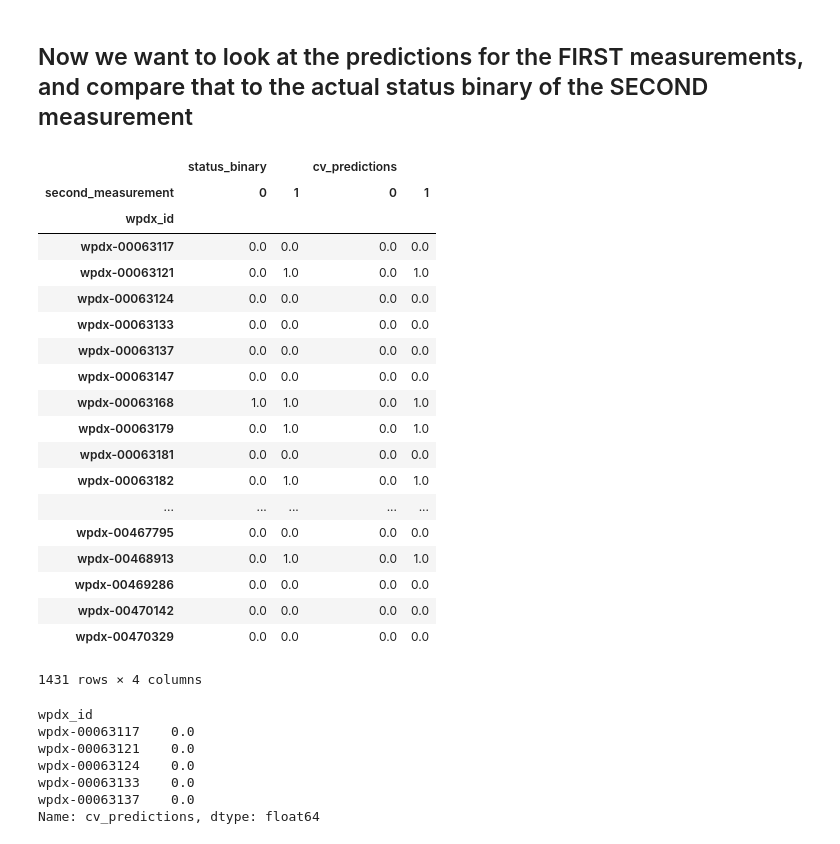
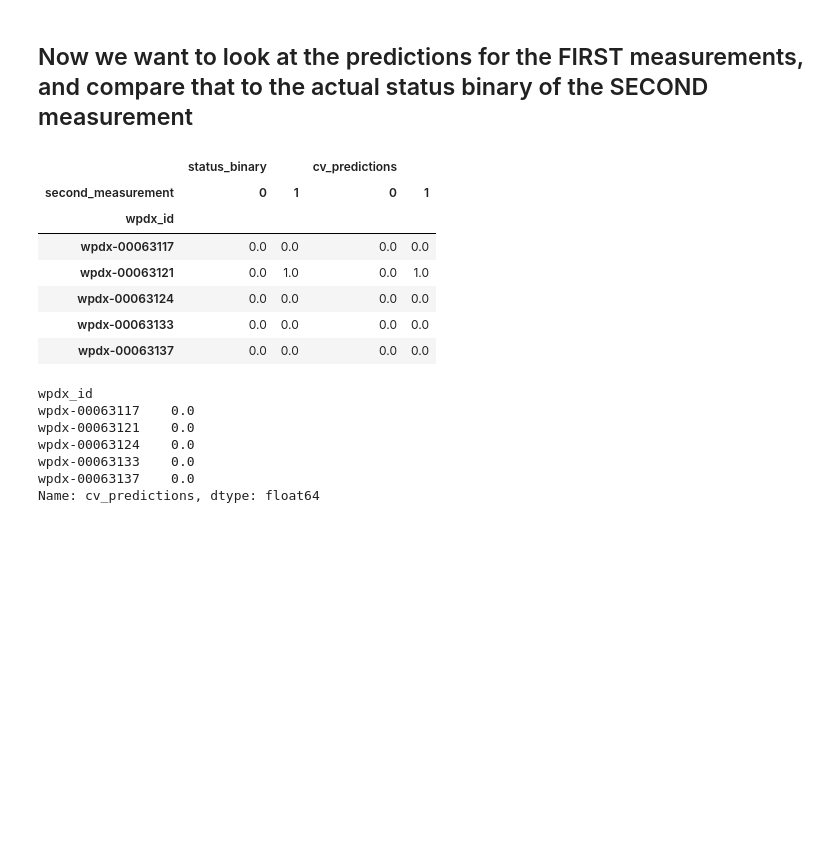
Before and after one commit to dan-watson-ucb/Capstone_Water_Access, a Jupyter notebook: SierraLeone Holdout Test/Sierra Leone Out of Sample Test.ipynb, the cells around one changed output. Cells and saved outputs as stored; diff of their text form; code cells hidden in the pictures; blank space fills up the shorter version.

```diff
--- a/SierraLeone Holdout Test/Sierra Leone Out of Sample Test.ipynb
+++ b/SierraLeone Holdout Test/Sierra Leone Out of Sample Test.ipynb
@@ -434,28 +422,16 @@ holdout_results.head()
 ## Now we want to look at the predictions for the FIRST measurements, and compare that to the actual status binary of the SECOND measurement
 # %%
 
-holdout_results.groupby(['wpdx_id', 'second_measurement'])['status_binary','cv_predictions'].sum().unstack()
+holdout_results.groupby(['wpdx_id', 'second_measurement'])['status_binary','cv_predictions'].sum().unstack().head()
 # %% [output]
 |  | status_binary |  | cv_predictions |  |
 | second_measurement | 0 | 1 | 0 | 1 |
 | wpdx_id |  |  |  |  |
 | wpdx-00063117 | 0.0 | 0.0 | 0.0 | 0.0 |
 | wpdx-00063121 | 0.0 | 1.0 | 0.0 | 1.0 |
 | wpdx-00063124 | 0.0 | 0.0 | 0.0 | 0.0 |
 | wpdx-00063133 | 0.0 | 0.0 | 0.0 | 0.0 |
 | wpdx-00063137 | 0.0 | 0.0 | 0.0 | 0.0 |
-| wpdx-00063147 | 0.0 | 0.0 | 0.0 | 0.0 |
-| wpdx-00063168 | 1.0 | 1.0 | 0.0 | 1.0 |
-| wpdx-00063179 | 0.0 | 1.0 | 0.0 | 1.0 |
-| wpdx-00063181 | 0.0 | 0.0 | 0.0 | 0.0 |
-| wpdx-00063182 | 0.0 | 1.0 | 0.0 | 1.0 |
-| ... | ... | ... | ... | ... |
-| wpdx-00467795 | 0.0 | 0.0 | 0.0 | 0.0 |
-| wpdx-00468913 | 0.0 | 1.0 | 0.0 | 1.0 |
-| wpdx-00469286 | 0.0 | 0.0 | 0.0 | 0.0 |
-| wpdx-00470142 | 0.0 | 0.0 | 0.0 | 0.0 |
-| wpdx-00470329 | 0.0 | 0.0 | 0.0 | 0.0 |
-1431 rows × 4 columns
 # %%
 predicted_outcome_first_measure = holdout_results[holdout_results.second_measurement==0].\
 groupby('wpdx_id').cv_predictions.sum()
```
Also changed, not shown: parts of 1 cell of this notebook.
